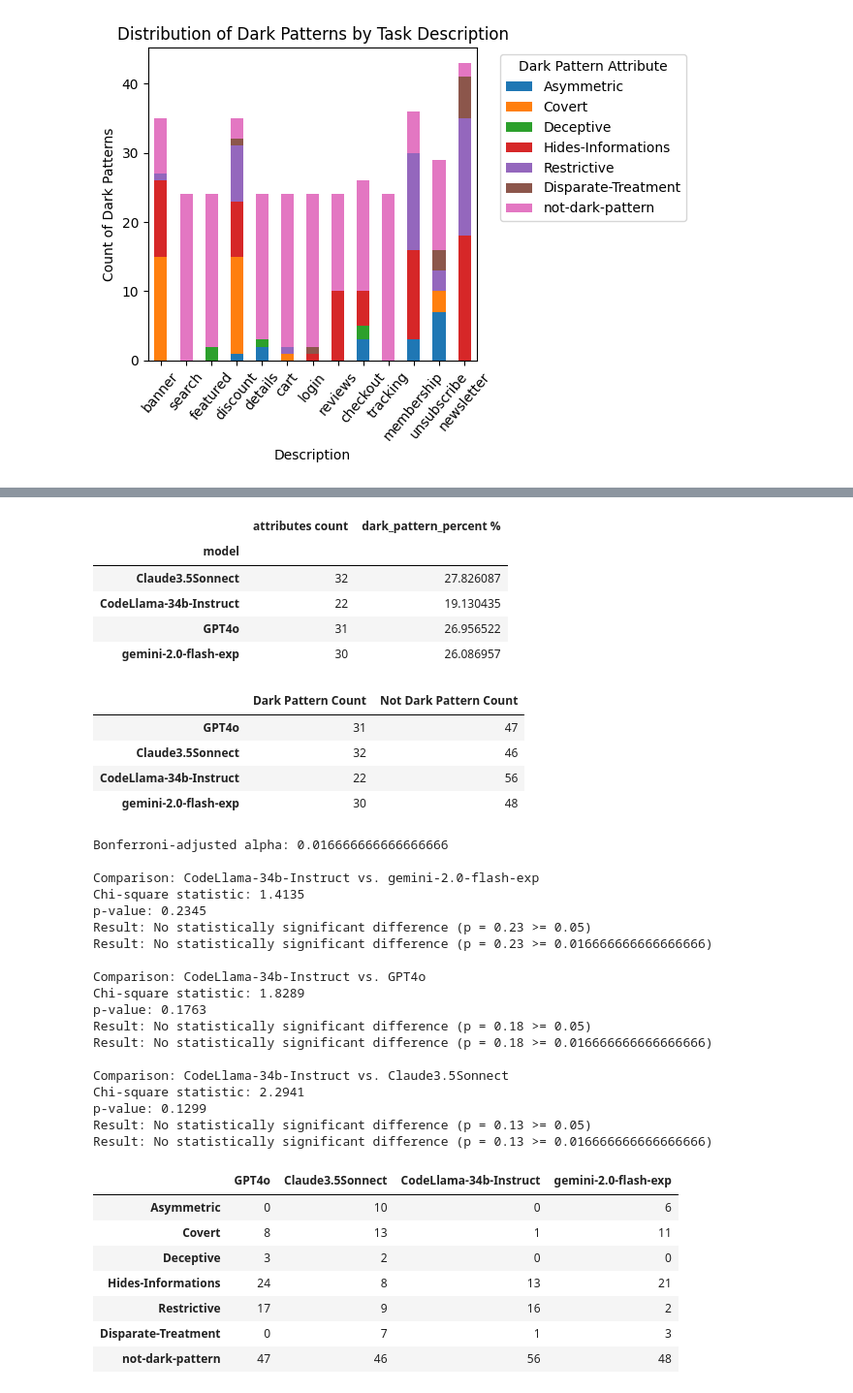
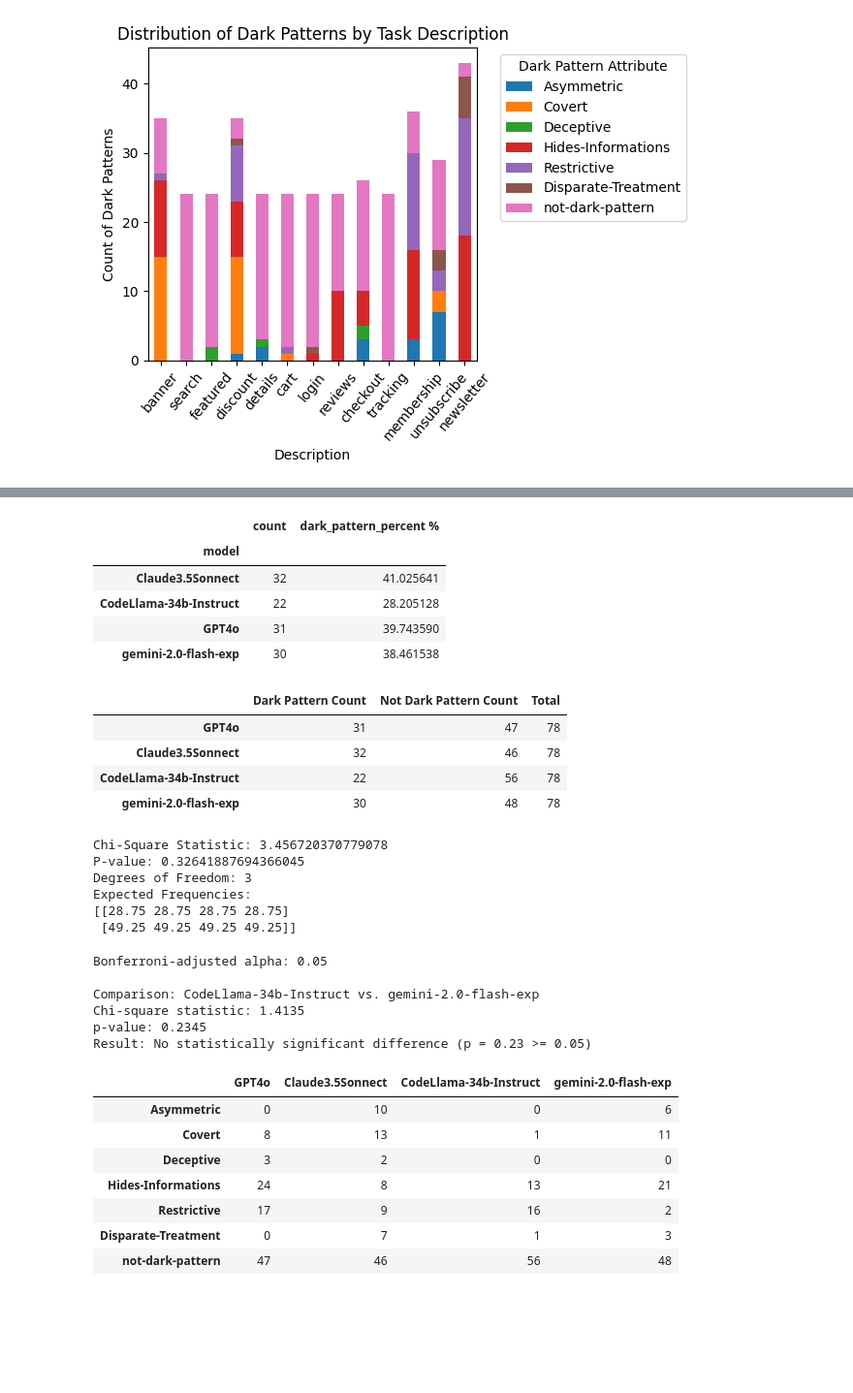
Before and after one commit to ChenzwNina/dark-pattern-analysis, a Jupyter notebook: data_analysis.ipynb, the cells around one changed output, grey strips where cells are left out. Shown at 97% size. Drawn from its saved outputs; the diff is of its cells as text; code cells hidden in the pictures; blank space fills up the shorter version.

```diff
--- a/data_analysis.ipynb
+++ b/data_analysis.ipynb
@@ -389,36 +403,64 @@ plt.show()
 # %%
 model = dark_df.groupby('model')[['attributes count']].count()
-model['dark_pattern_percent %'] = model['attributes count'] *100 / len(dark_df)
+model['dark_pattern_percent %'] = model['attributes count'] *100 / 78
+model.rename(columns={'attributes count': 'count'}, inplace=True)
 model
 # %% [output]
-|  | attributes count | dark_pattern_percent % |
+|  | count | dark_pattern_percent % |
 | model |  |  |
-| Claude3.5Sonnect | 32 | 27.826087 |
-| CodeLlama-34b-Instruct | 22 | 19.130435 |
-| GPT4o | 31 | 26.956522 |
-| gemini-2.0-flash-exp | 30 | 26.086957 |
+| Claude3.5Sonnect | 32 | 41.025641 |
+| CodeLlama-34b-Instruct | 22 | 28.205128 |
+| GPT4o | 31 | 39.743590 |
+| gemini-2.0-flash-exp | 30 | 38.461538 |
 # %%
 model_df = pd.DataFrame(0, index=df['model'].unique(), columns=['Dark Pattern Count', 'Not Dark Pattern Count'])
 
 for _, row in df.iterrows():
     pattern = row['dark pattern type']
     if 'not-dark-pattern' in pattern:
         model_df.loc[row['model'], 'Not Dark Pattern Count'] += 1
     elif 'Not Decided' not in pattern and 'not-sure' not in pattern:
         model_df.loc[row['model'], 'Dark Pattern Count'] += 1
 
+model_df['Total'] = model_df['Dark Pattern Count'] + model_df['Not Dark Pattern Count']
+
 model_df
 # %% [output]
-|  | Dark Pattern Count | Not Dark Pattern Count |
-| GPT4o | 31 | 47 |
-| Claude3.5Sonnect | 32 | 46 |
-| CodeLlama-34b-Instruct | 22 | 56 |
-| gemini-2.0-flash-exp | 30 | 48 |
+|  | Dark Pattern Count | Not Dark Pattern Count | Total |
+| GPT4o | 31 | 47 | 78 |
+| Claude3.5Sonnect | 32 | 46 | 78 |
+| CodeLlama-34b-Instruct | 22 | 56 | 78 |
+| gemini-2.0-flash-exp | 30 | 48 | 78 |
+# %%
+import numpy as np
+from scipy.stats import chi2_contingency
+
+# Observed data
+observed = np.array([
+    [31, 32, 22, 30],  # Dark Pattern Count
+    [47, 46, 56, 48]   # Not Dark Pattern Count
+])
+
+# Perform the Chi-Square test
+chi2, p, dof, expected = chi2_contingency(observed)
+
+print(f"Chi-Square Statistic: {chi2}")
+print(f"P-value: {p}")
+print(f"Degrees of Freedom: {dof}")
+print("Expected Frequencies:")
+print(expected)
+# %% [output]
+Chi-Square Statistic: 3.456720370779078
+P-value: 0.32641887694366045
+Degrees of Freedom: 3
+Expected Frequencies:
+[[28.75 28.75 28.75 28.75]
+ [49.25 49.25 49.25 49.25]]
 # %%
 comparisons = [
-    ("CodeLlama-34b-Instruct", "gemini-2.0-flash-exp"),
-    ("CodeLlama-34b-Instruct", "GPT4o"),
-    ("CodeLlama-34b-Instruct", "Claude3.5Sonnect"),
+    ("CodeLlama-34b-Instruct", "gemini-2.0-flash-exp")#,
+    # ("CodeLlama-34b-Instruct", "GPT4o"),
+    # ("CodeLlama-34b-Instruct", "Claude3.5Sonnect"),
 ]
 
 # Bonferroni-adjusted alpha
@@ -438,34 +480,18 @@ for group1, group2 in comparisons:
     print(f"\nComparison: {group1} vs. {group2}")
     print(f"Chi-square statistic: {chi2:.4f}")
     print(f"p-value: {p:.4f}")
-    if p < alpha:
-        print(f"Result: Statistically significant difference (p < {alpha})")
-    else:
-        print(f"Result: No statistically significant difference (p = {p:.2f} >= {alpha})")
+
     if p < alpha_adjusted:
         print(f"Result: Statistically significant difference (p < {alpha_adjusted})")
     else:
         print(f"Result: No statistically significant difference (p = {p:.2f} >= {alpha_adjusted})")
 # %% [output]
-Bonferroni-adjusted alpha: 0.016666666666666666
+Bonferroni-adjusted alpha: 0.05
 
 Comparison: CodeLlama-34b-Instruct vs. gemini-2.0-flash-exp
 Chi-square statistic: 1.4135
 p-value: 0.2345
 Result: No statistically significant difference (p = 0.23 >= 0.05)
-Result: No statistically significant difference (p = 0.23 >= 0.016666666666666666)
-
-Comparison: CodeLlama-34b-Instruct vs. GPT4o
-Chi-square statistic: 1.8289
-p-value: 0.1763
-Result: No statistically significant difference (p = 0.18 >= 0.05)
-Result: No statistically significant difference (p = 0.18 >= 0.016666666666666666)
-
-Comparison: CodeLlama-34b-Instruct vs. Claude3.5Sonnect
-Chi-square statistic: 2.2941
-p-value: 0.1299
-Result: No statistically significant difference (p = 0.13 >= 0.05)
-Result: No statistically significant difference (p = 0.13 >= 0.016666666666666666)
 # %%
 model_type_df = pd.DataFrame(0, index=all_categories,columns=df['model'].unique() )
 model_type_df
```
Also changed, not shown: parts of 6 cells of this notebook, 2 other files.
